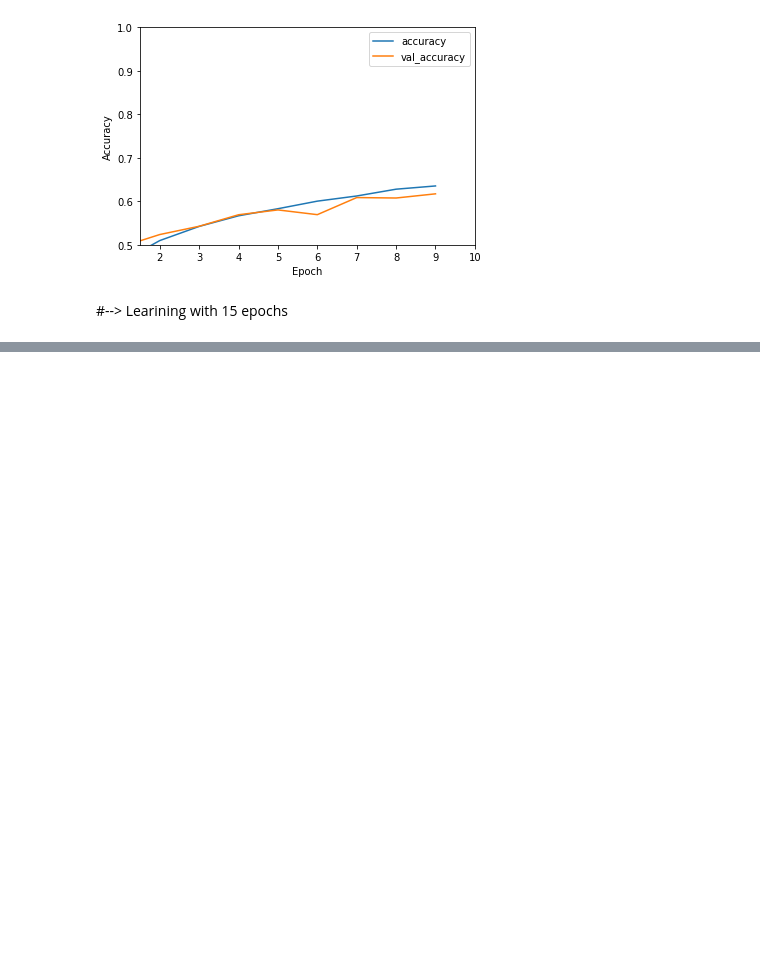
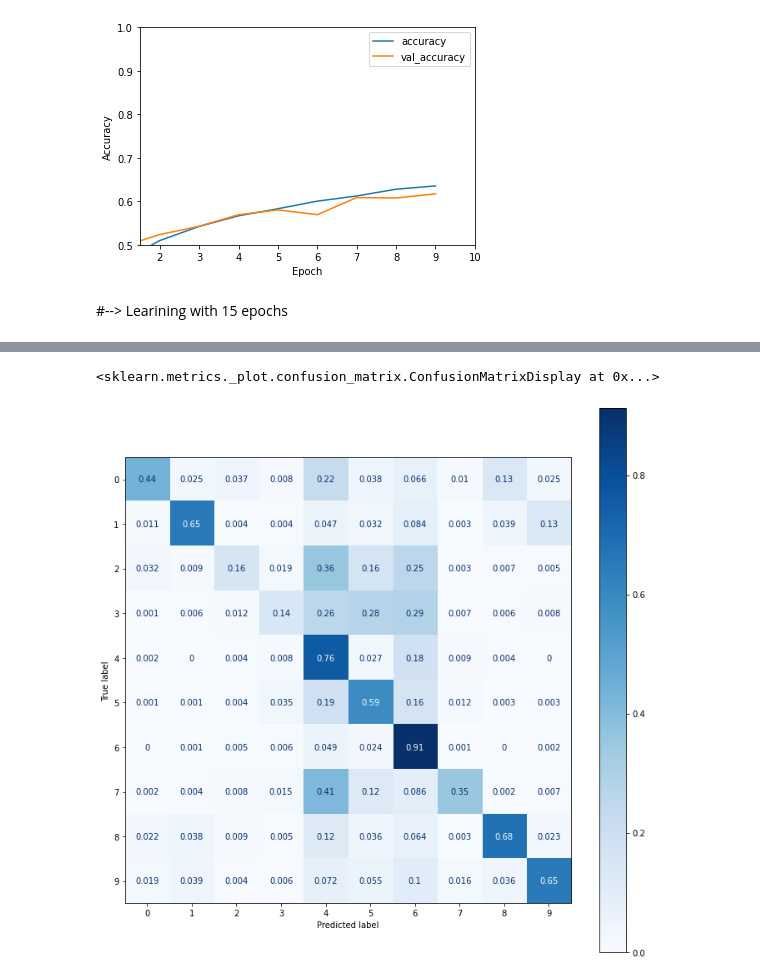
Before and after one commit to Mohammadkaviany/MachineLearning, a Jupyter notebook: image_classification_with_CNN_.ipynb, the cells around one changed output, grey strips where cells are left out. Drawn from its saved outputs; the diff is of its cells as text; code cells hidden in the pictures; blank space fills up the shorter version.

```diff
--- a/image_classification_with_CNN_.ipynb
+++ b/image_classification_with_CNN_.ipynb
@@ -207,0 +234,5 @@ plt.legend(loc='upper right')
+# %%
+figsize = (12,12)
+
+plot_confusion_matrix(estimator=classifier, X=test_images, y_true=test_labels, cmap='Blues', normalize='true', ax=plt.subplots(figsize=figsize)[1])
+# %% [output]
@@ -207,0 +240,2 @@ plt.legend(loc='upper right')
+<sklearn.metrics._plot.confusion_matrix.ConfusionMatrixDisplay at 0x...>
+[figure, added]
```
Also changed, not shown: parts of 9 cells of this notebook.
